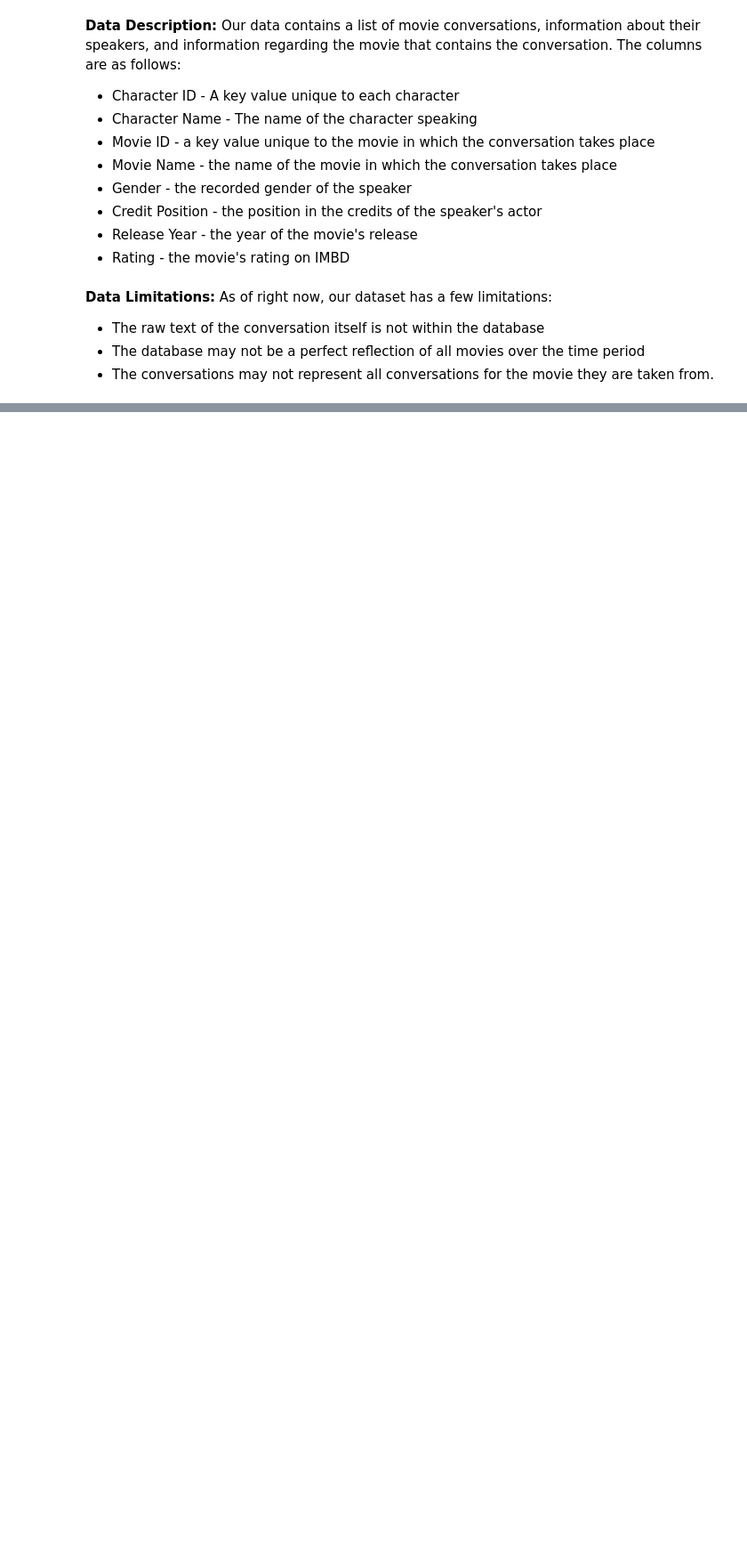
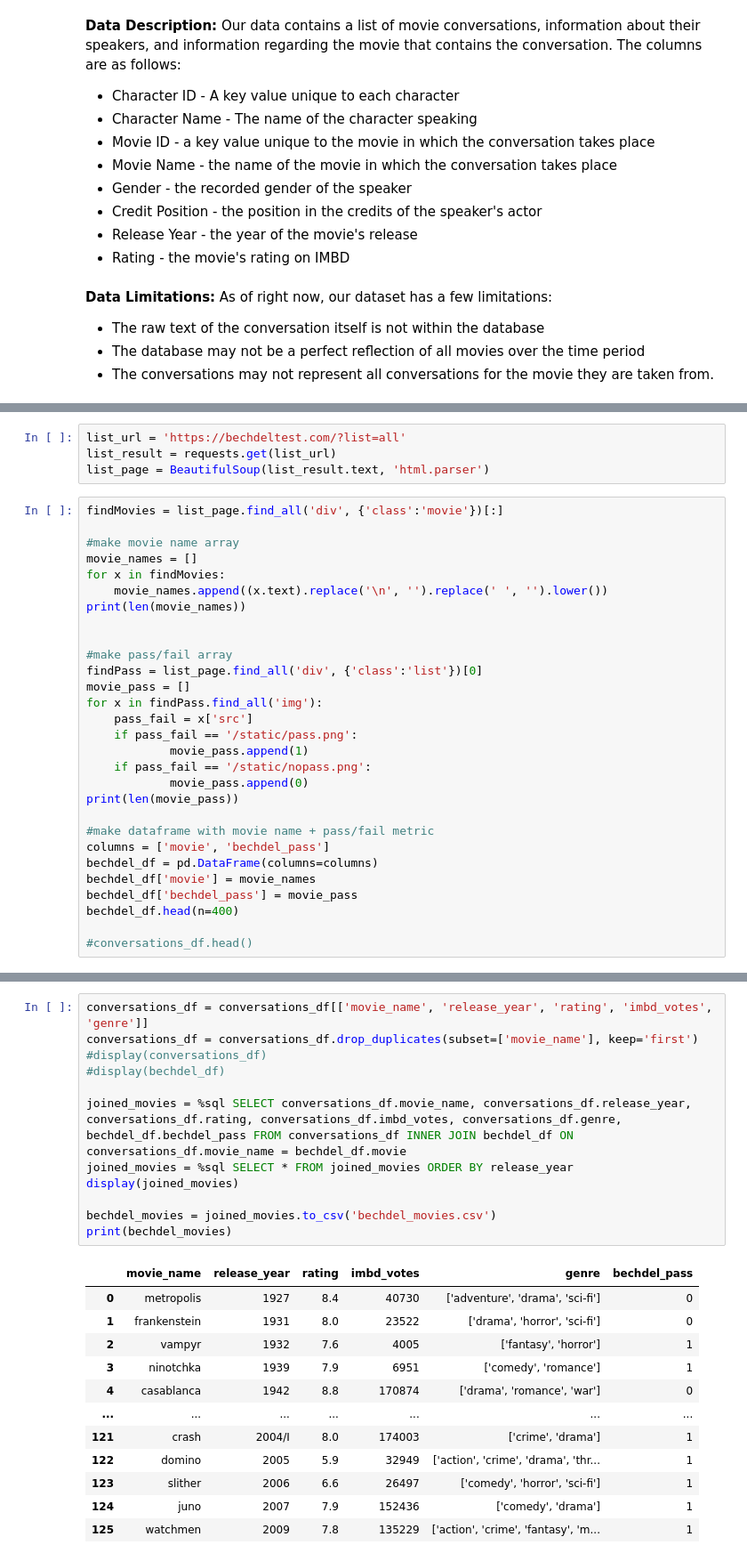
Before and after one commit to jhr254/info2950_gp1, a Jupyter notebook: Data Cleansing.ipynb, the cells around one changed output, grey strips where cells are left out. Shown: that part at 89% size. Drawn from its saved outputs; the diff is of its cells as text; blank space fills up the shorter version.

Commit message:
updates for report
scraping bechdel, merging df for analysis

```diff
--- a/movie-corpus/Data Cleansing.ipynb
+++ b/Data Cleansing.ipynb
@@ -174,0 +203,33 @@ As of right now, our dataset has a few limitations:
+# %%
+list_url = 'https://bechdeltest.com/?list=all'
+list_result = requests.get(list_url)
+list_page = BeautifulSoup(list_result.text, 'html.parser')
+# %%
+findMovies = list_page.find_all('div', {'class':'movie'})[:]
+
+#make movie name array
+movie_names = []
+for x in findMovies:
+    movie_names.append((x.text).replace('\n', '').replace(' ', '').lower())
+print(len(movie_names))
+
+
+#make pass/fail array
+findPass = list_page.find_all('div', {'class':'list'})[0]
+movie_pass = []
+for x in findPass.find_all('img'):
+    pass_fail = x['src']
+    if pass_fail == '/static/pass.png':
+            movie_pass.append(1)
+    if pass_fail == '/static/nopass.png':
+            movie_pass.append(0)
+print(len(movie_pass))
+
+#make dataframe with movie name + pass/fail metric
+columns = ['movie', 'bechdel_pass']
+bechdel_df = pd.DataFrame(columns=columns)
+bechdel_df['movie'] = movie_names
+bechdel_df['bechdel_pass'] = movie_pass
+bechdel_df.head(n=400)
+
+#conversations_df.head()
@@ -174,0 +279,25 @@ As of right now, our dataset has a few limitations:
+# %%
+conversations_df = conversations_df[['movie_name', 'release_year', 'rating', 'imbd_votes', 'genre']]
+conversations_df = conversations_df.drop_duplicates(subset=['movie_name'], keep='first')
+#display(conversations_df)
+#display(bechdel_df)
+
+joined_movies = %sql SELECT conversations_df.movie_name, conversations_df.release_year, conversations_df.rating, conversations_df.imbd_votes, conversations_df.genre, bechdel_df.bechdel_pass FROM conversations_df INNER JOIN bechdel_df ON conversations_df.movie_name = bechdel_df.movie
+joined_movies = %sql SELECT * FROM joined_movies ORDER BY release_year
+display(joined_movies)
+
+bechdel_movies = joined_movies.to_csv('bechdel_movies.csv')
+print(bechdel_movies)
+# %% [output]
+|  | movie_name | release_year | rating | imbd_votes | genre | bechdel_pass |
+| 0 | metropolis | 1927 | 8.4 | 40730 | ['adventure', 'drama', 'sci-fi'] | 0 |
+| 1 | frankenstein | 1931 | 8.0 | 23522 | ['drama', 'horror', 'sci-fi'] | 0 |
+| 2 | vampyr | 1932 | 7.6 | 4005 | ['fantasy', 'horror'] | 1 |
+| 3 | ninotchka | 1939 | 7.9 | 6951 | ['comedy', 'romance'] | 1 |
+| 4 | casablanca | 1942 | 8.8 | 170874 | ['drama', 'romance', 'war'] | 0 |
+| ... | ... | ... | ... | ... | ... | ... |
+| 121 | crash | 2004/I | 8.0 | 174003 | ['crime', 'drama'] | 1 |
+| 122 | domino | 2005 | 5.9 | 32949 | ['action', 'crime', 'drama', 'thr... | 1 |
+| 123 | slither | 2006 | 6.6 | 26497 | ['comedy', 'horror', 'sci-fi'] | 1 |
+| 124 | juno | 2007 | 7.9 | 152436 | ['comedy', 'drama'] | 1 |
+| 125 | watchmen | 2009 | 7.8 | 135229 | ['action', 'crime', 'fantasy', 'm... | 1 |
```
Also changed, not shown: parts of 17 cells of this notebook, 2 other files.
